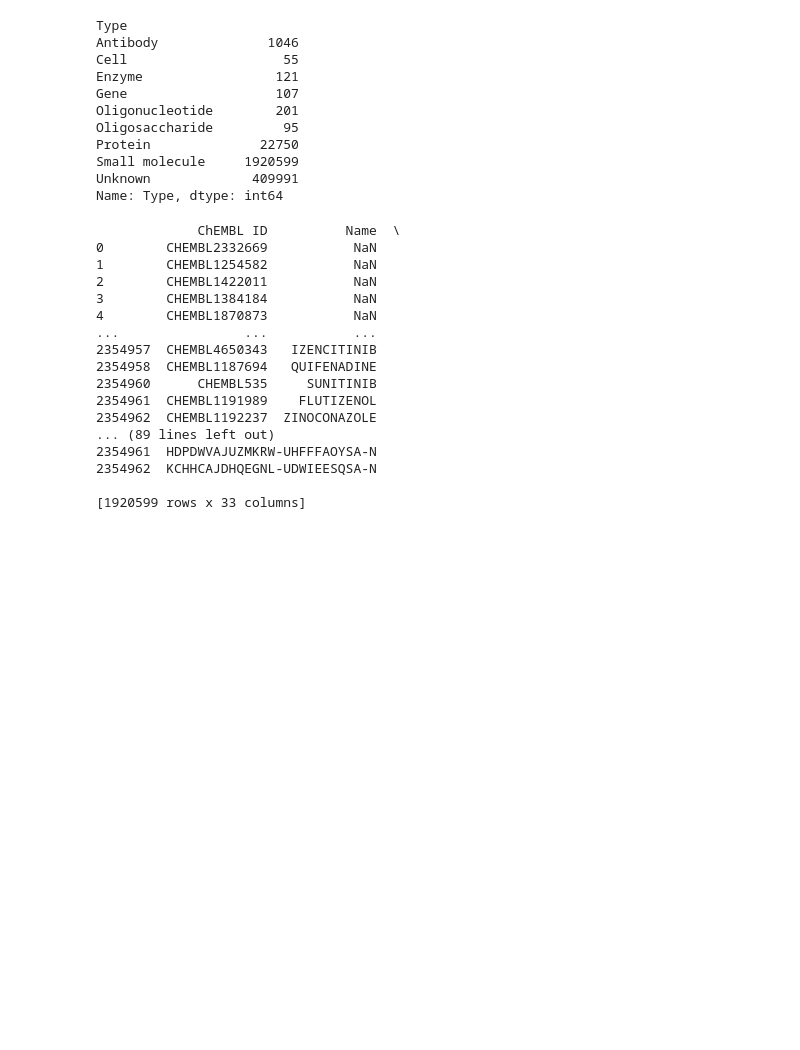
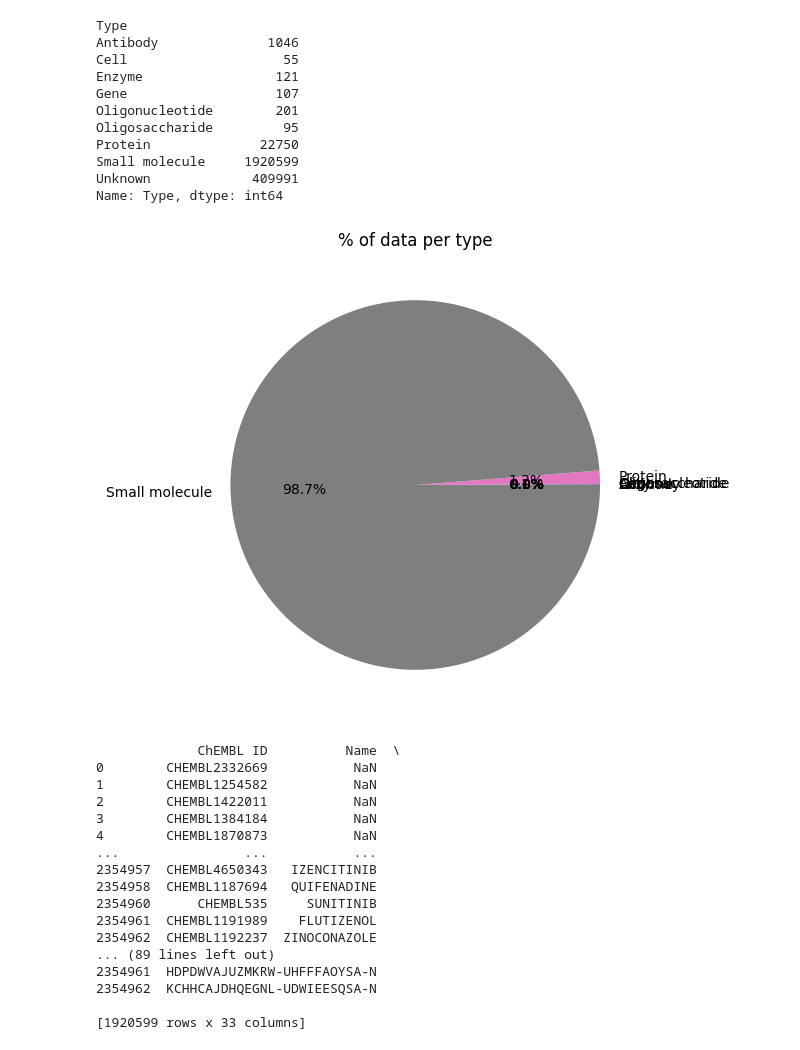
Before and after one commit to Ahmedelmaamounamin/Drugs, a Jupyter notebook: drugs.ipynb, the cells around one changed output. Saved outputs shown, nothing was run; the diff lists cells and outputs as text; code cells hidden in the pictures; blank space fills up the shorter version.

```diff
--- a/drugs.ipynb
+++ b/drugs.ipynb
@@ -276,6 +333,25 @@ Protein              22750
 Small molecule     1920599
 Unknown             409991
 Name: Type, dtype: int64
+# %%
+grouped = df[df['Type'] != 'Unknown'].groupby('Type')['Type'].count()
+
+# Create a pie chart
+plt.figure(figsize=(8, 6))
+grouped = grouped[grouped.index != 'Unknown']  # Exclude 'unknown' group
+grouped.plot(kind='pie', autopct='%1.1f%%')
+
+# Add labels and title
+plt.ylabel('')
+plt.title('% of data per type')
+
+# Display the chart
+plt.show()
+
+# Almost 99% are small molecle
+# 1% are Antibody, Cell, Enzyme, Gene, Oligonucleotide, Oligosaccharide and Protein
+# %% [output]
+[figure, added]
 # %%
 df_small_drugs = df[df['Type'] == 'Small molecule'] #small drugs
 print(df_small_drugs)
```
Also changed, not shown: parts of 13 cells of this notebook.
